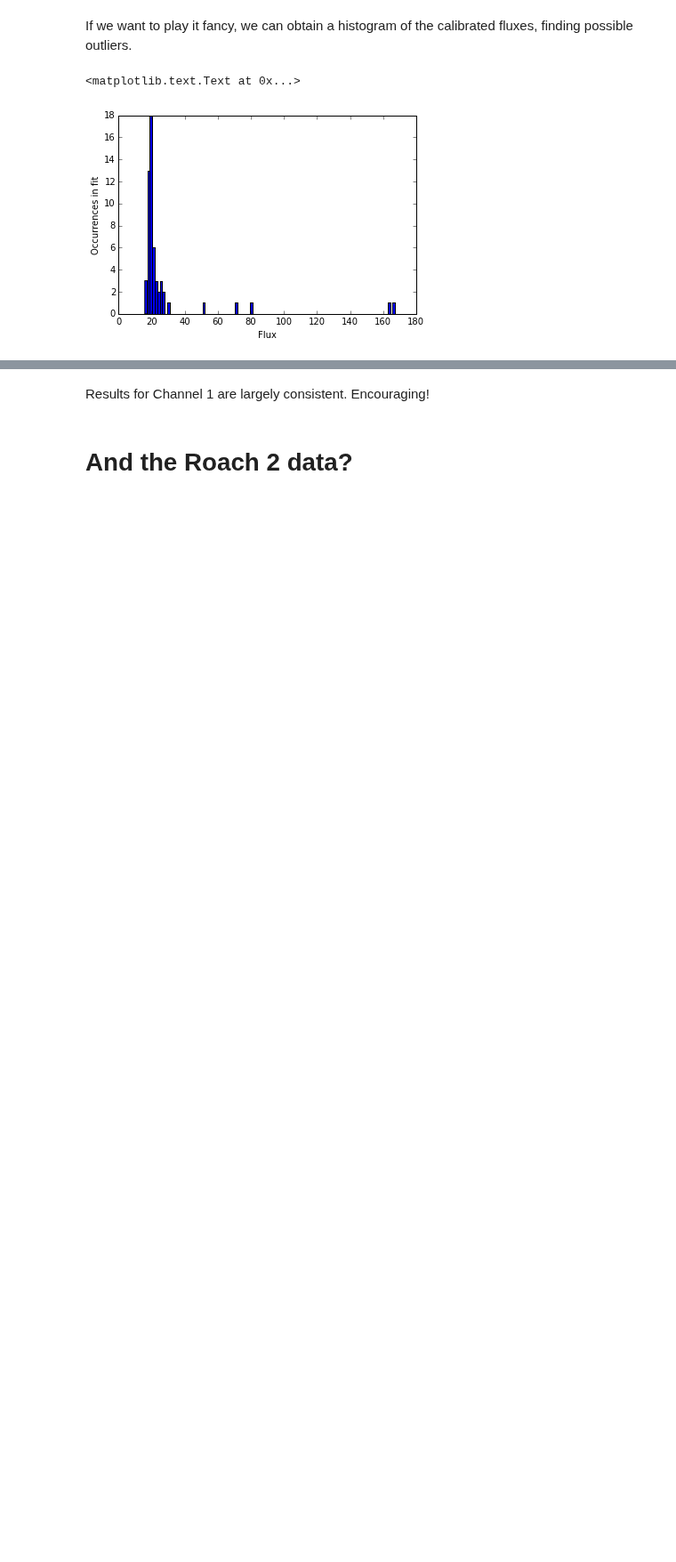
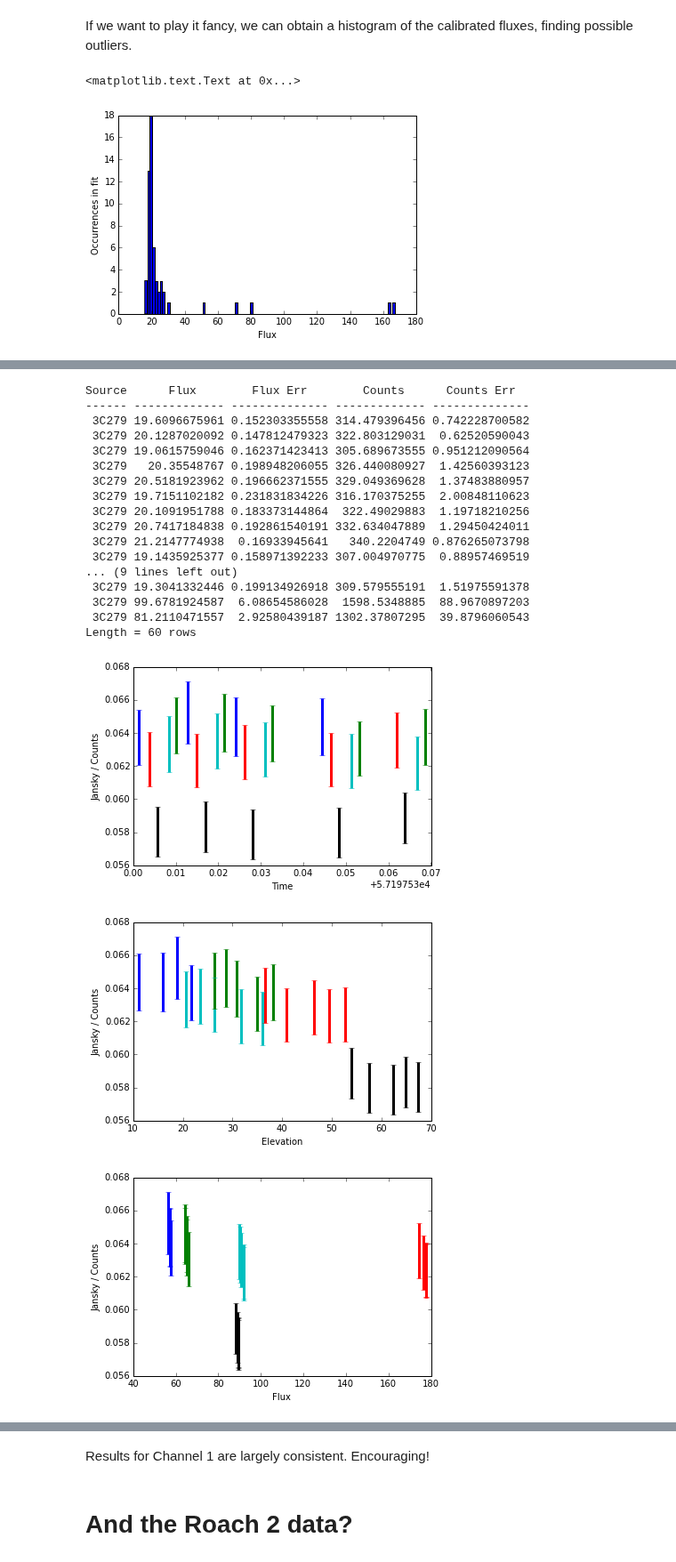
Before and after one commit to discos/srt-single-dish-tools, a Jupyter notebook: srttools/core/Flux measurements.ipynb, the cells around one changed output, grey strips where cells are left out. Shown at 89% size. Drawn from its saved outputs; the diff is of its cells as text; code cells hidden in the pictures; blank space fills up the shorter version.

```diff
--- a/srttools/core/Flux measurements.ipynb
+++ b/srttools/core/Flux measurements.ipynb
@@ -186,0 +166,29 @@ Length = 60 rows
+# %%
+%%capture shutup
+full_table_tp1 = get_full_table(config_file_tp, channel='Ch1')
+
+# ----- This time I captured the output of the function above, full of "loading file..."
+# and "saving to file...", not very informative
+# %%
+show_calibration(full_table_tp1)
+# %% [output]
+Source      Flux        Flux Err        Counts      Counts Err
+------ ------------- -------------- ------------- --------------
+ 3C279 19.6096675961 0.152303355558 314.479396456 0.742228700582
+ 3C279 20.1287020092 0.147812479323 322.803129031  0.62520590043
+ 3C279 19.0615759046 0.162371423413 305.689673555 0.951212090564
+ 3C279   20.35548767 0.198948206055 326.440080927  1.42560393123
+ 3C279 20.5181923962 0.196662371555 329.049369628  1.37483880957
+ 3C279 19.7151102182 0.231831834226 316.170375255  2.00848110623
+ 3C279 20.1091951788 0.183373144864  322.49029883  1.19718210256
+ 3C279 20.7417184838 0.192861540191 332.634047889  1.29450424011
+ 3C279 21.2147774938  0.16933945641   340.2204749 0.876265073798
+ 3C279 19.1435925377 0.158971392233 307.004970775  0.88957469519
+... (9 lines left out)
+ 3C279 19.3041332446 0.199134926918 309.579555191  1.51975591378
+ 3C279 99.6781924587  6.08654586028  1598.5348885  88.9670897203
+ 3C279 81.2110471557  2.92580439187 1302.37807295  39.8796060543
+Length = 60 rows
+[figure, added]
+[figure, added]
+[figure, added]
```
Also changed, not shown: parts of 13 cells of this notebook.
